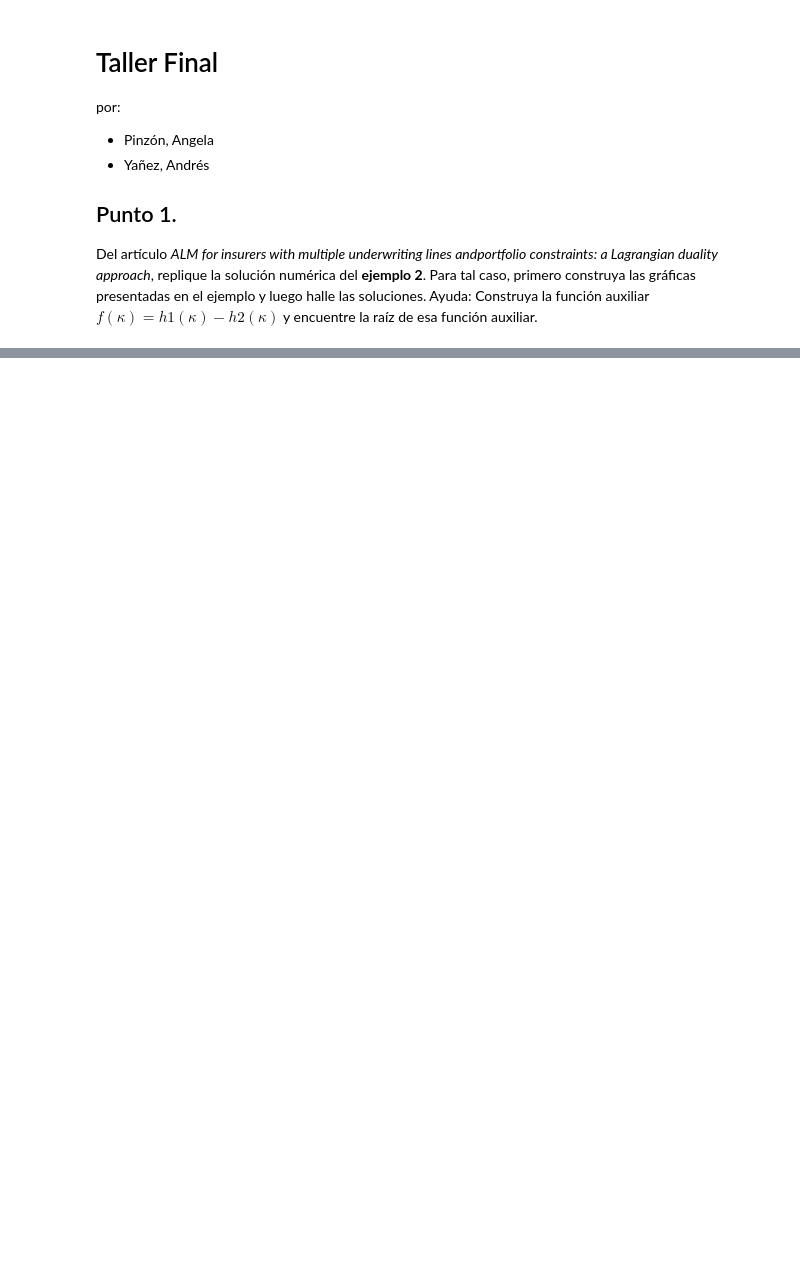
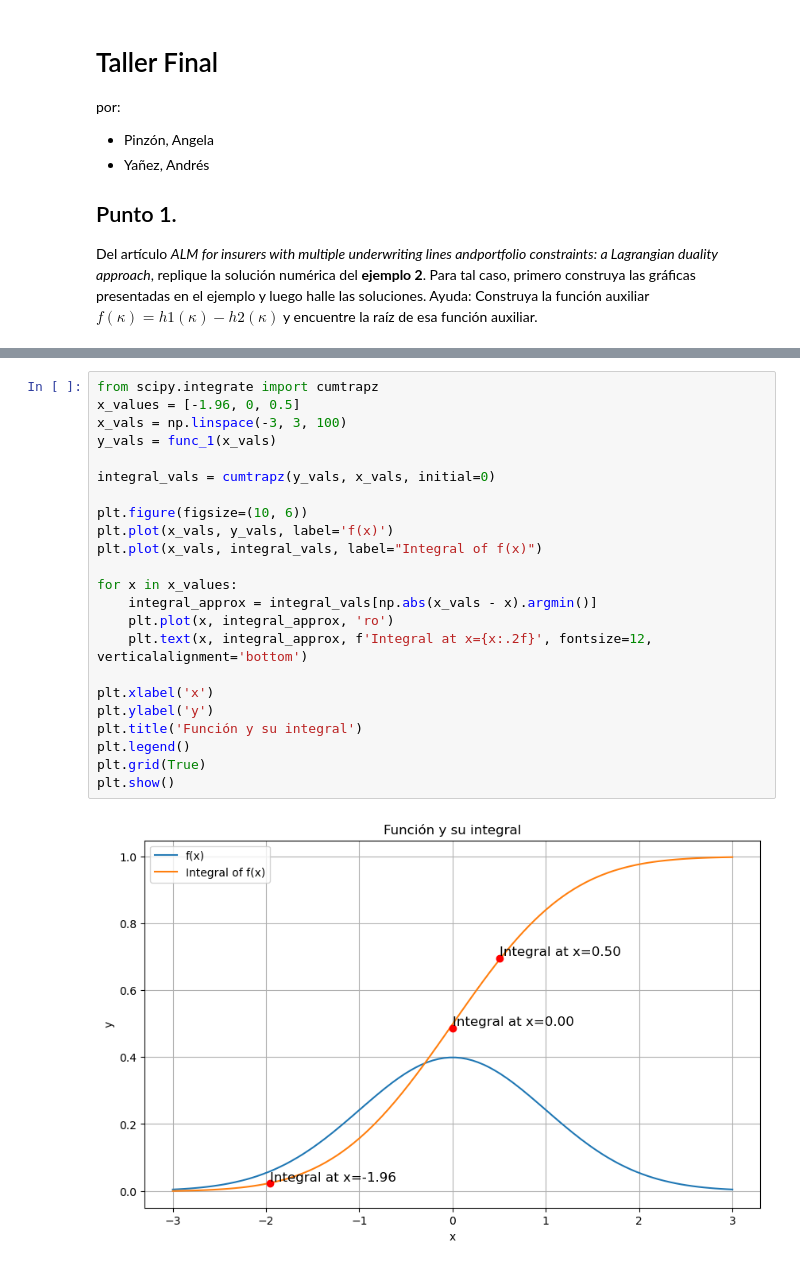
Before and after one commit to AngelaVPC/MetodosNumericos, a Jupyter notebook: Trabajo Final/TareaPinzónYañez.ipynb, the cells around one changed output, grey strips where cells are left out. Drawn from its saved outputs; the diff is of its cells as text; blank space fills up the shorter version.

```diff
--- a/Trabajo Final/TareaPinzónYañez.ipynb
+++ b/Trabajo Final/TareaPinzónYañez.ipynb
@@ -122,0 +490,25 @@ TypeError: Input z must be 2D, not 4D
+# %%
+from scipy.integrate import cumtrapz
+x_values = [-1.96, 0, 0.5]
+x_vals = np.linspace(-3, 3, 100)
+y_vals = func_1(x_vals)
+
+integral_vals = cumtrapz(y_vals, x_vals, initial=0)
+
+plt.figure(figsize=(10, 6))
+plt.plot(x_vals, y_vals, label='f(x)')
+plt.plot(x_vals, integral_vals, label="Integral of f(x)")
+
+for x in x_values:
+    integral_approx = integral_vals[np.abs(x_vals - x).argmin()]
+    plt.plot(x, integral_approx, 'ro')
+    plt.text(x, integral_approx, f'Integral at x={x:.2f}', fontsize=12, verticalalignment='bottom')
+
+plt.xlabel('x')
+plt.ylabel('y')
+plt.title('Función y su integral')
+plt.legend()
+plt.grid(True)
+plt.show()
+# %% [output]
+[figure, added]
```
Also changed, not shown: parts of 20 cells of this notebook.
